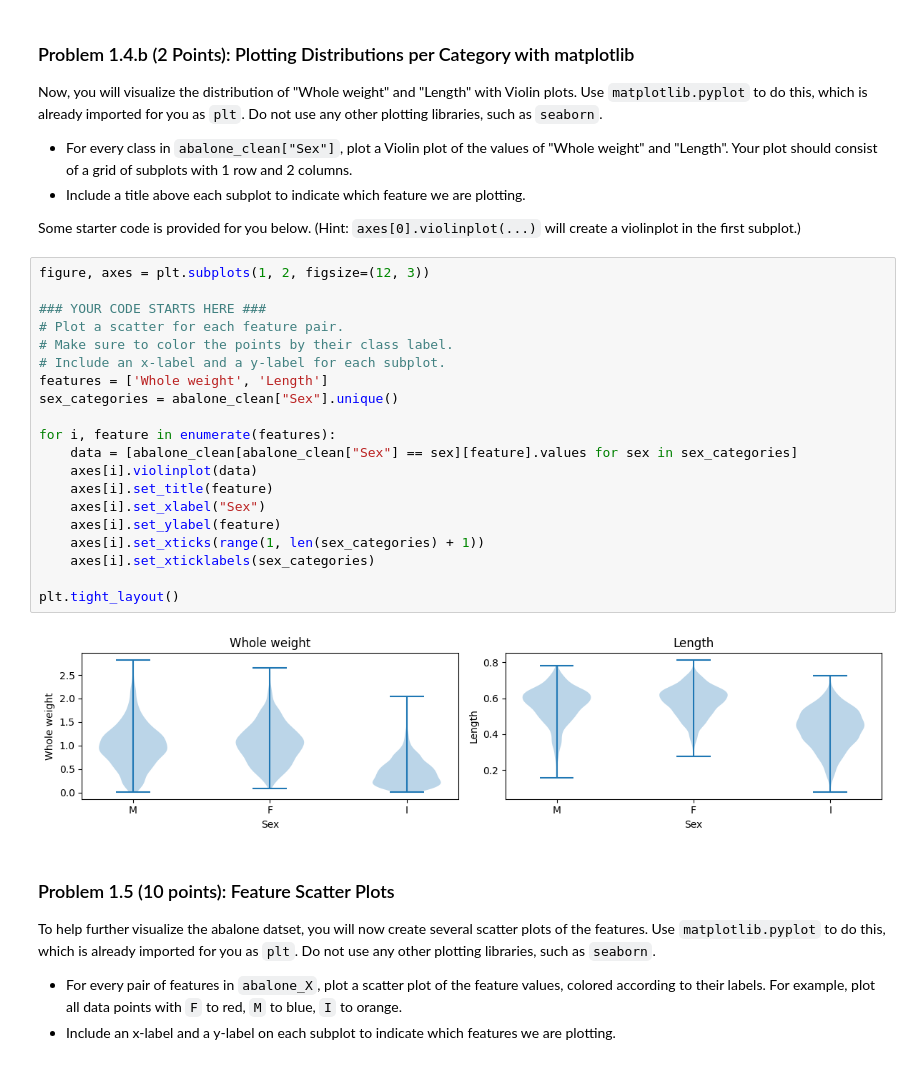
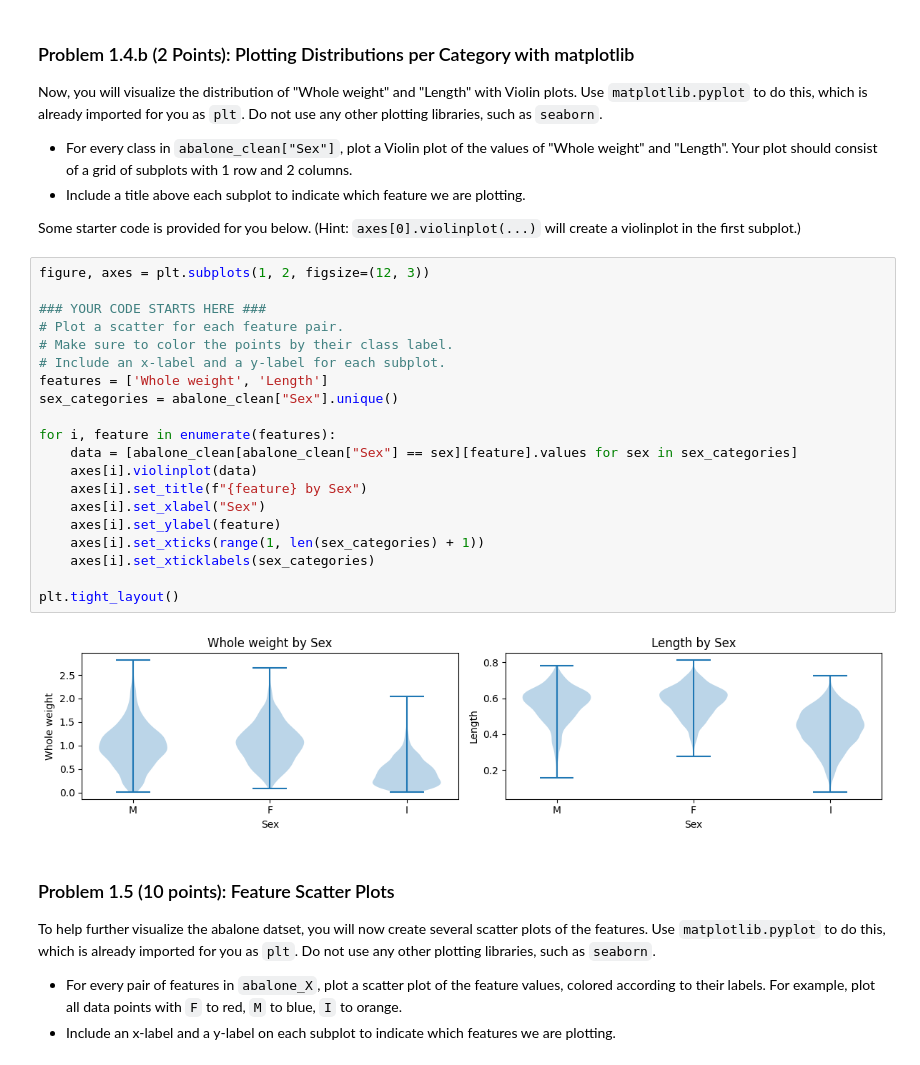
Before and after one commit to Jxykb/ics178HW1, a Jupyter notebook: student/cs178_sp25_hw1.ipynb, the cells around one changed output. Cells and saved outputs as stored; diff of their text form.

```diff
--- a/student/cs178_sp25_hw1.ipynb
+++ b/student/cs178_sp25_hw1.ipynb
@@ -486,25 +486,25 @@ Some starter code is provided for you below. (Hint: `axes[0].violinplot(...)` wi
 # %%
 figure, axes = plt.subplots(1, 2, figsize=(12, 3))
 
 ### YOUR CODE STARTS HERE ###
 # Plot a scatter for each feature pair.
 # Make sure to color the points by their class label.
 # Include an x-label and a y-label for each subplot.
 features = ['Whole weight', 'Length']
 sex_categories = abalone_clean["Sex"].unique()
 
 for i, feature in enumerate(features):
     data = [abalone_clean[abalone_clean["Sex"] == sex][feature].values for sex in sex_categories]
     axes[i].violinplot(data)
-    axes[i].set_title(feature)
+    axes[i].set_title(f"{feature} by Sex")
     axes[i].set_xlabel("Sex")
     axes[i].set_ylabel(feature)
     axes[i].set_xticks(range(1, len(sex_categories) + 1))
     axes[i].set_xticklabels(sex_categories)
 
 plt.tight_layout()
 # %% [output]
-[figure, old version]
+[figure, new version]
 # %% [markdown]
 <!-- END QUESTION -->
 
```
Also changed, not shown: parts of 6 cells of this notebook, 2 other files.
